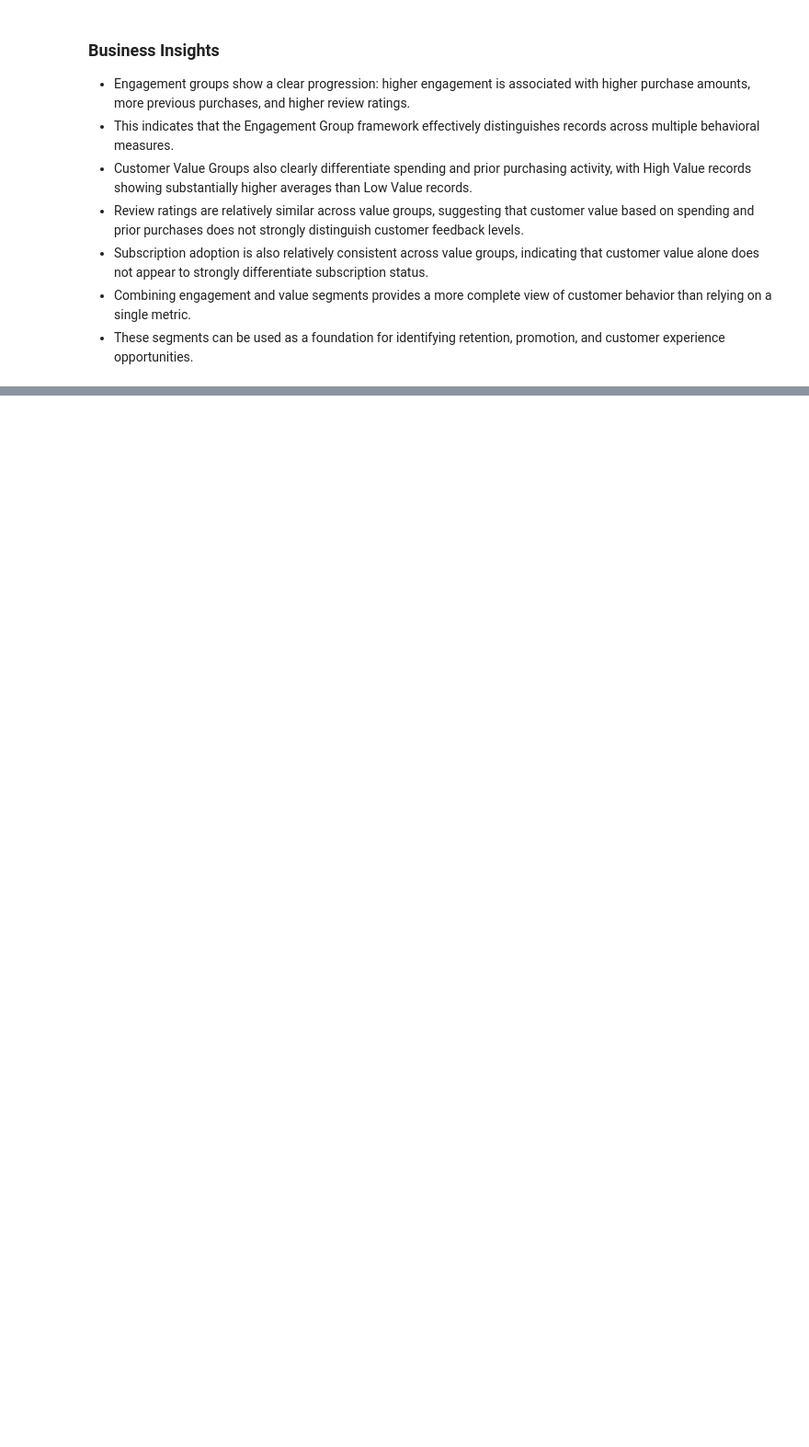
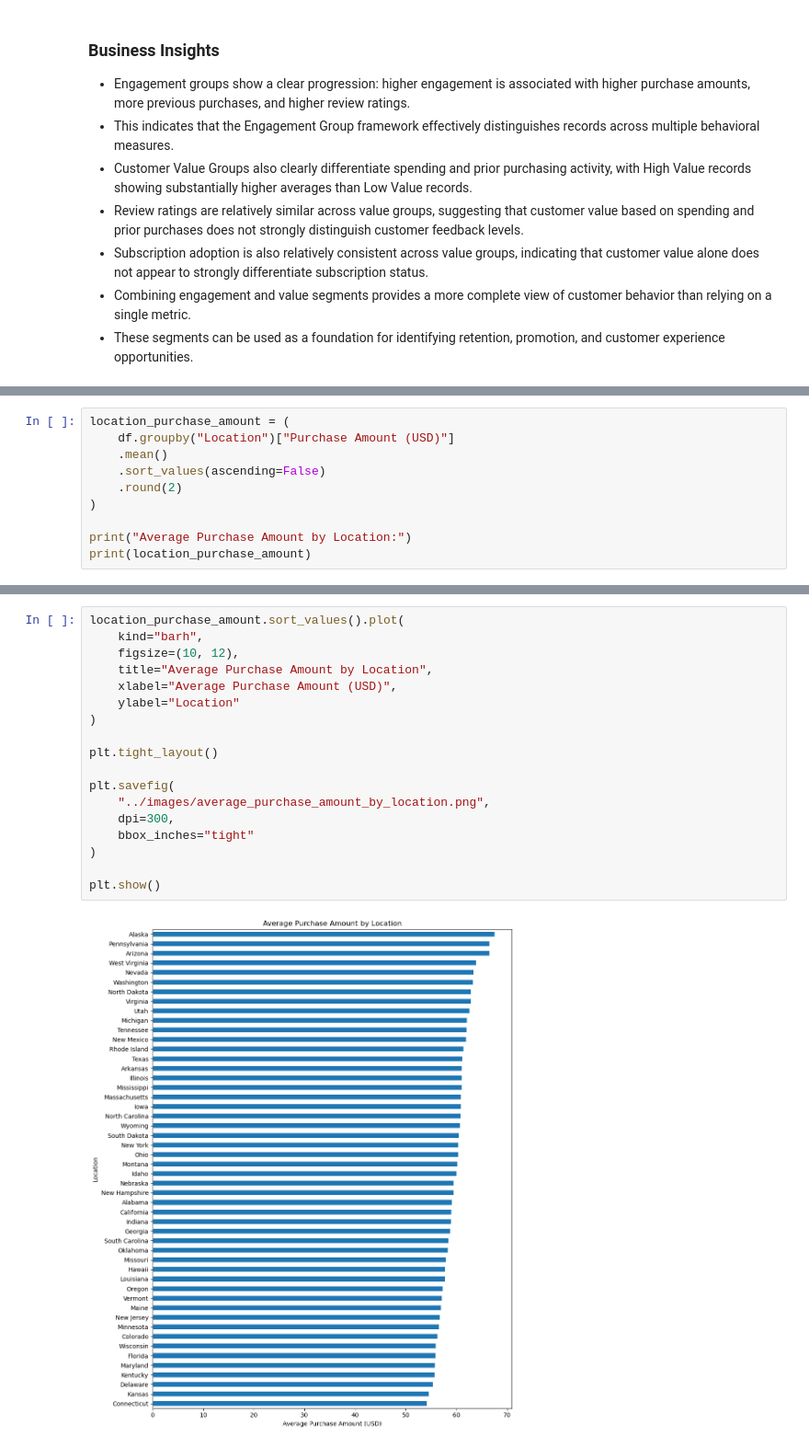
Before and after one commit to kalaranjani-a/customer-shopping-behavior-analysis, a Jupyter notebook: notebooks/customer_shopping_analysis.ipynb, the cells around one changed output, grey strips where cells are left out. Shown at 92% size. Drawn from its saved outputs; the diff is of its cells as text; blank space fills up the shorter version.

```diff
--- a/notebooks/customer_shopping_analysis.ipynb
+++ b/notebooks/customer_shopping_analysis.ipynb
@@ -4006,0 +4157,10 @@ Overall, the segmentation framework provides a useful foundation for understandi
+# %%
+location_purchase_amount = (
+    df.groupby("Location")["Purchase Amount (USD)"]
+    .mean()
+    .sort_values(ascending=False)
+    .round(2)
+)
+
+print("Average Purchase Amount by Location:")
+print(location_purchase_amount)
@@ -4006,0 +4215,20 @@ Overall, the segmentation framework provides a useful foundation for understandi
+# %%
+location_purchase_amount.sort_values().plot(
+    kind="barh",
+    figsize=(10, 12),
+    title="Average Purchase Amount by Location",
+    xlabel="Average Purchase Amount (USD)",
+    ylabel="Location"
+)
+
+plt.tight_layout()
+
+plt.savefig(
+    "../images/average_purchase_amount_by_location.png",
+    dpi=300,
+    bbox_inches="tight"
+)
+
+plt.show()
+# %% [output]
+[figure, added]
```
Also changed, not shown: parts of 36 cells of this notebook, 5 other files.
